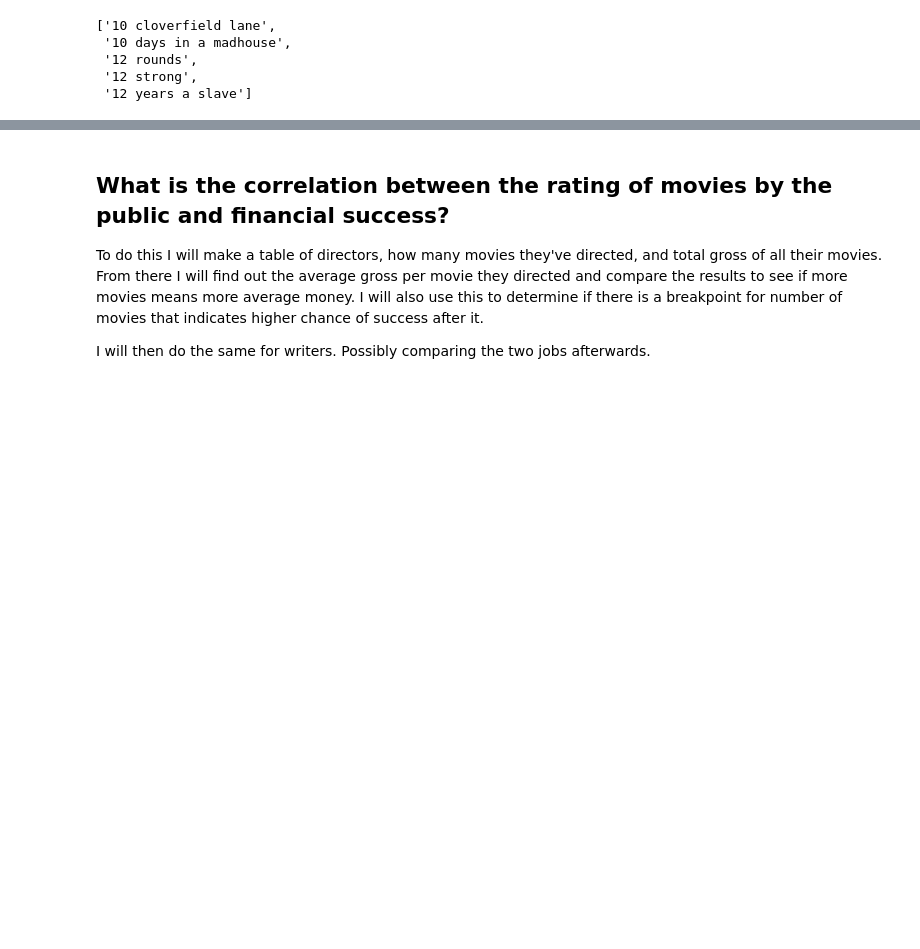
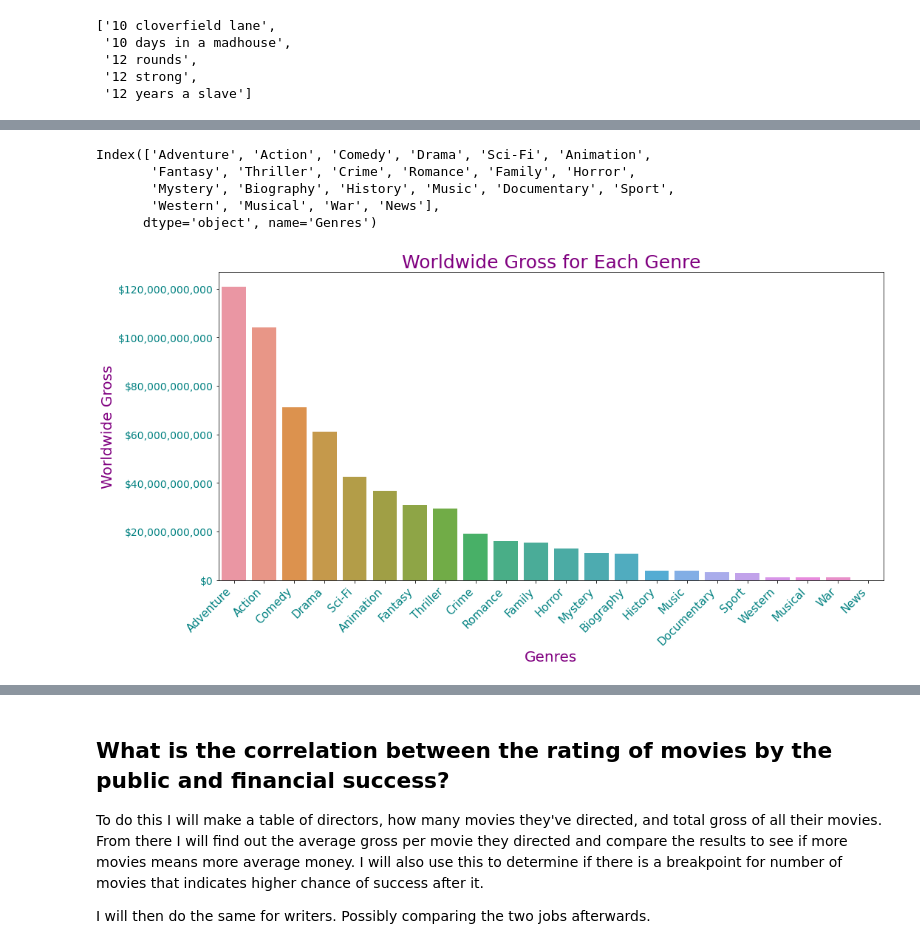
Before and after one commit to AustinTowery/Box-Office-Movies-Analysis, a Jupyter notebook: student.ipynb, the cells around one changed output, grey strips where cells are left out. Drawn from its saved outputs; the diff is of its cells as text; code cells hidden in the pictures; blank space fills up the shorter version.

Commit message:
Finished Data Analysis for Questions 2 and 3

```diff
--- a/student.ipynb
+++ b/student.ipynb
@@ -1117,0 +1063,5 @@ df.head()
+# %%
+# for titles with multiple genres, create new row with the title and each genre
+# associated with it
+df_genre_exploded = df_split_genres.explode('Genres')
+df_genre_exploded.head()
@@ -1117,0 +1080,6 @@ df.head()
+# %%
+# Sum each column in exploded df and groupby Genres to get the total gross of
+# movies with the associated genre tag
+df_genres_aggregated = df_genre_exploded.groupby('Genres').sum().sort_values('worldwide_gross',
+                                                      ascending=False)
+df_genres_aggregated
@@ -1117,0 +1105,44 @@ df.head()
+# %%
+df_genres_aggregated.index
+# %% [output]
+Index(['Adventure', 'Action', 'Comedy', 'Drama', 'Sci-Fi', 'Animation',
+       'Fantasy', 'Thriller', 'Crime', 'Romance', 'Family', 'Horror',
+       'Mystery', 'Biography', 'History', 'Music', 'Documentary', 'Sport',
+       'Western', 'Musical', 'War', 'News'],
+      dtype='object', name='Genres')
+# %%
+# create function to produce barplot for aggregated df and
+# the aggregated worldwide grosses
+def worldwide_gross_graph(aggregated_dataframe, aggregated_values):
+
+    # create figure and axis for barplot showing total worldwide gross for each genre
+    plt.figure(figsize = (15,8))
+    # create barplot with aggregated df with x as the df's index and y is the
+    # aggregated values from the value input
+    ax = sns.barplot(data=aggregated_dataframe, x=aggregated_dataframe.index,
+                                                        y=aggregated_values)
+
+    # set y-axis tick labels to plain style for readability
+    plt.ticklabel_format(style='plain', axis='y')
+    # create string format for y-axis tick labels
+    value_format = mpl.ticker.StrMethodFormatter('${x:,.0f}')
+
+    # apply string format to worldwide gross values
+    ax.yaxis.set_major_formatter(value_format)
+    ax.yaxis.set_tick_params(labelcolor='teal', labelsize=14)
+
+    # rotate tick labels for genres to help with readability
+    ax.set_xticklabels(ax.get_xticklabels(), rotation=45, ha="right")
+    ax.xaxis.set_tick_params(labelcolor='teal', labelsize=15)
+
+    # set and format title, x label, and y label
+    plt.title('Worldwide Gross for Each Genre', color='purple', fontsize=25)
+    plt.ylabel('Worldwide Gross', color='purple', fontsize=20)
+    plt.xlabel('Genres', color='purple', fontsize=20)
+
+    plt.tight_layout();
+# %%
+# call function to print graph
+worldwide_gross_graph(df_genres_aggregated,'worldwide_gross')
+# %% [output]
+[figure, added]
```
Also changed, not shown: parts of 140 cells of this notebook.
